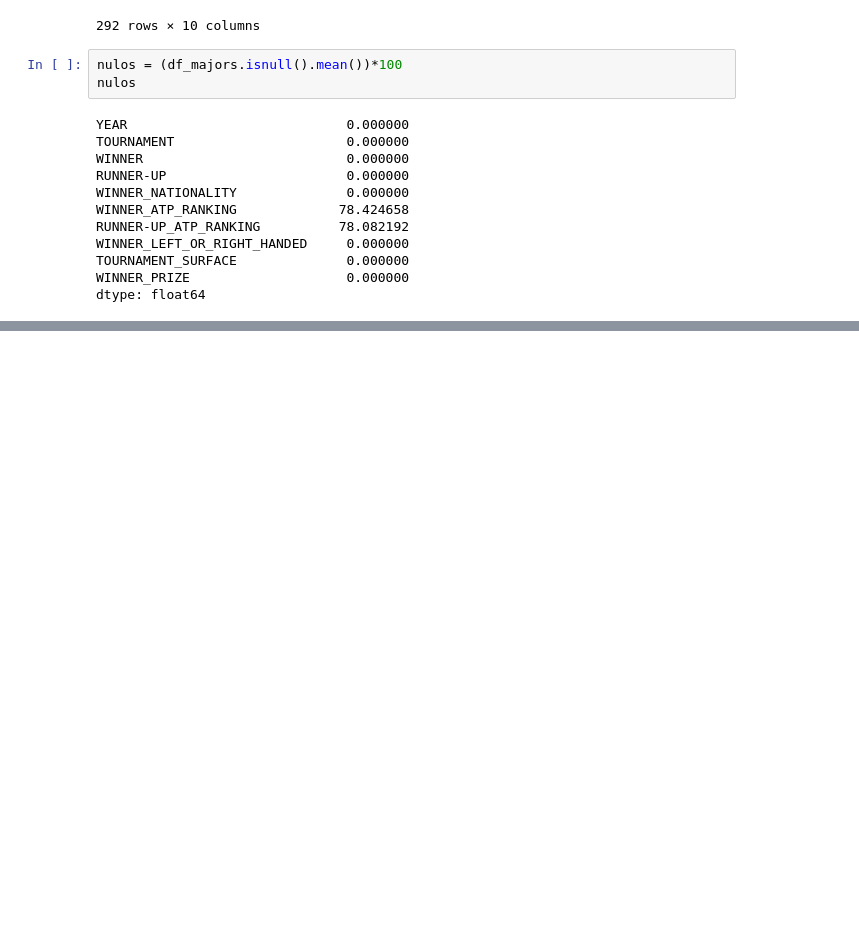
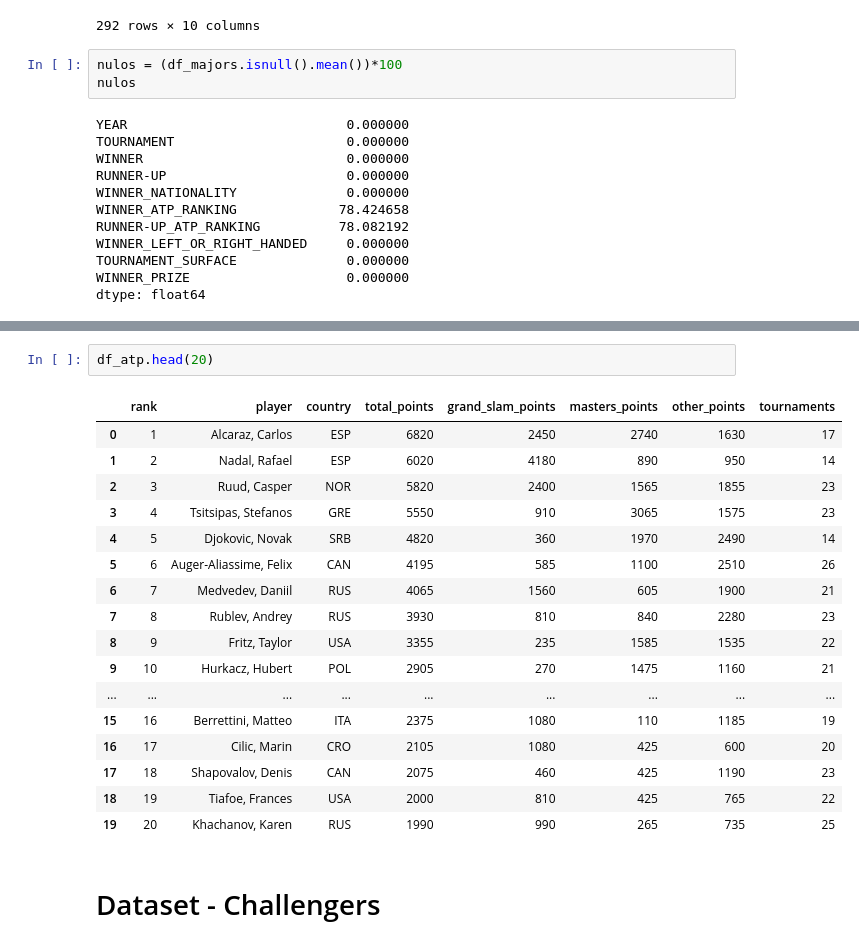
Before and after one commit to Lokhy87/EDA_entrega, a Jupyter notebook: Limpieza.ipynb, the cells around one changed output, grey strips where cells are left out. Drawn from its saved outputs; the diff is of its cells as text; blank space fills up the shorter version.

```diff
--- a/Limpieza.ipynb
+++ b/Limpieza.ipynb
@@ -220,0 +247,22 @@ KeyError: 'Player'
+# %%
+df_atp.head(20)
+# %% [output]
+|  | rank | player | country | total_points | grand_slam_points | masters_points | other_points | tournaments |
+| 0 | 1 | Alcaraz, Carlos | ESP | 6820 | 2450 | 2740 | 1630 | 17 |
+| 1 | 2 | Nadal, Rafael | ESP | 6020 | 4180 | 890 | 950 | 14 |
+| 2 | 3 | Ruud, Casper | NOR | 5820 | 2400 | 1565 | 1855 | 23 |
+| 3 | 4 | Tsitsipas, Stefanos | GRE | 5550 | 910 | 3065 | 1575 | 23 |
+| 4 | 5 | Djokovic, Novak | SRB | 4820 | 360 | 1970 | 2490 | 14 |
+| 5 | 6 | Auger-Aliassime, Felix | CAN | 4195 | 585 | 1100 | 2510 | 26 |
+| 6 | 7 | Medvedev, Daniil | RUS | 4065 | 1560 | 605 | 1900 | 21 |
+| 7 | 8 | Rublev, Andrey | RUS | 3930 | 810 | 840 | 2280 | 23 |
+| 8 | 9 | Fritz, Taylor | USA | 3355 | 235 | 1585 | 1535 | 22 |
+| 9 | 10 | Hurkacz, Hubert | POL | 2905 | 270 | 1475 | 1160 | 21 |
+| ... | ... | ... | ... | ... | ... | ... | ... | ... |
+| 15 | 16 | Berrettini, Matteo | ITA | 2375 | 1080 | 110 | 1185 | 19 |
+| 16 | 17 | Cilic, Marin | CRO | 2105 | 1080 | 425 | 600 | 20 |
+| 17 | 18 | Shapovalov, Denis | CAN | 2075 | 460 | 425 | 1190 | 23 |
+| 18 | 19 | Tiafoe, Frances | USA | 2000 | 810 | 425 | 765 | 22 |
+| 19 | 20 | Khachanov, Karen | RUS | 1990 | 990 | 265 | 735 | 25 |
+# %% [markdown]
+# Dataset - Challengers
```
Also changed, not shown: parts of 10 cells of this notebook, 1 other file.
